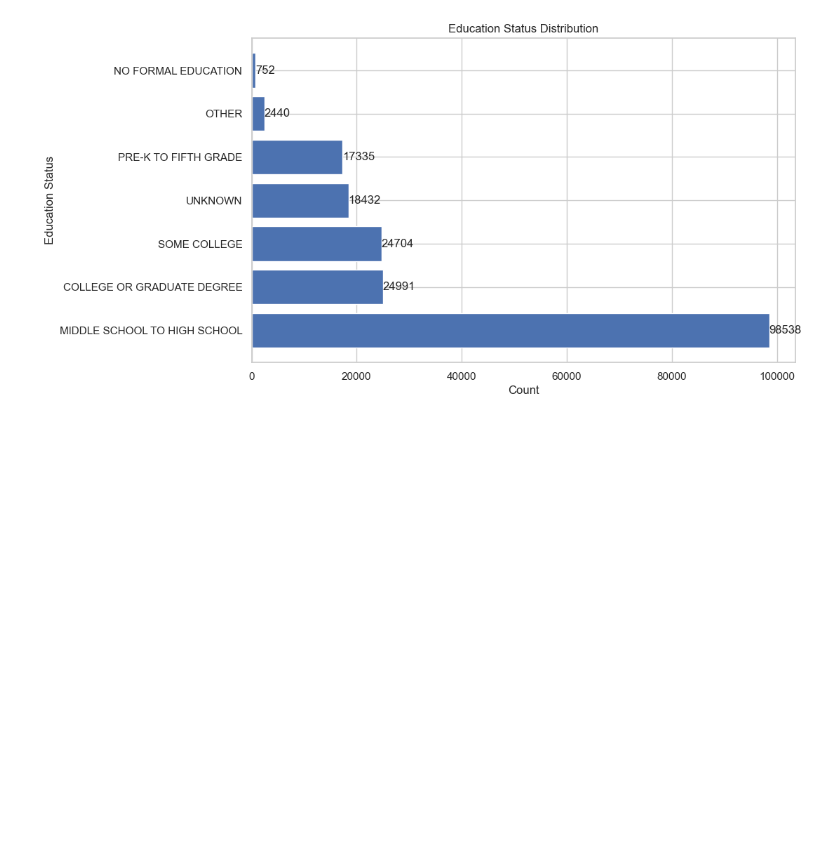
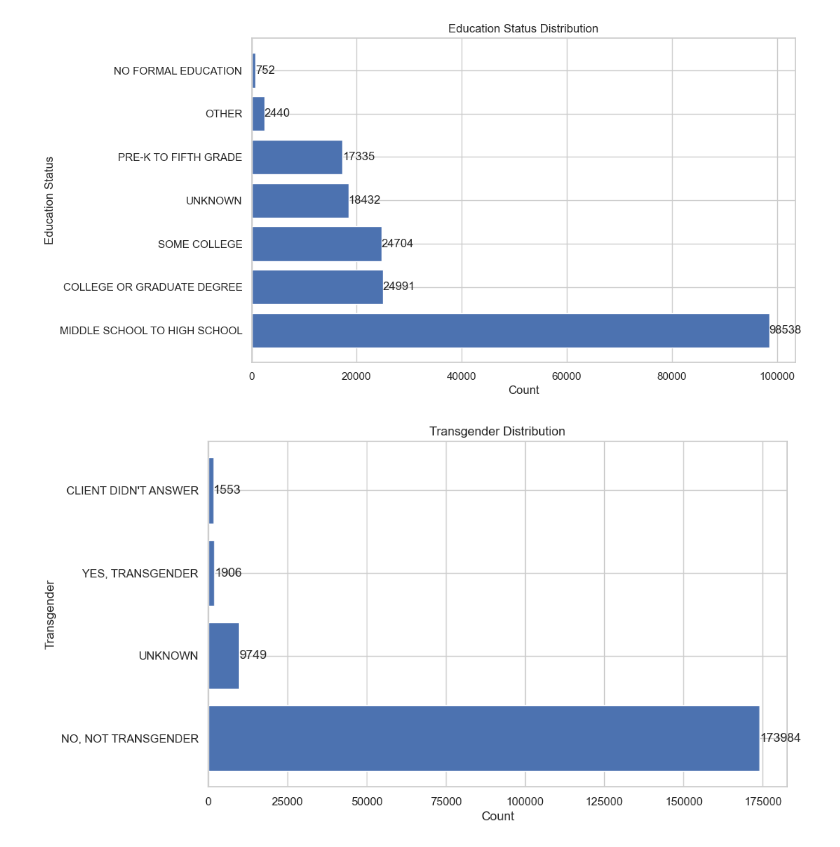
Before and after one commit to TheaClarisseDelosSantos/Sample, a Jupyter notebook: PatientDemographics.ipynb, the cells around one changed output. Cells and saved outputs as stored; diff of their text form; code cells hidden in the pictures; blank space fills up the shorter version.

```diff
--- a/PatientDemographics.ipynb
+++ b/PatientDemographics.ipynb
@@ -189,13 +189,3 @@ Degrees of freedom: 4
 Expected frequencies: [[1.17099621e+05 8.02573873e+03 2.30796399e+04]
  [3.07783047e+04 2.10947422e+03 6.06622107e+03]
  [2.60739348e+01 1.78704752e+00 5.13901769e+00]]
-# %%
-melted_df = pd.melt(df2,id_vars=['Age Group'],value_vars=['Medicaid and Medicare Insurance', 'Unknown Insurance Coverage', 'No Insurance', 'Medicaid Insurance', 'Private Insurance', 'Child Health Plus Insurance', 'Other Insurance'], var_name='Insurance Type')
-
-sns.set(style="whitegrid")
-plt.figure(figsize=(10,6))
-sns.countplot(data=melted_df, x='Age Group', hue='Insurance Type', palette='Set2')
-plt.xlabel('Age Group')
-plt.title('Distribution of Insurance by Age Group')
-plt.legend(title='Insurance')
-plt.show()
@@ -381,15 +369,30 @@ display(corr_matrix)
 # %%
 educations_counts = df2['Education Status'].value_counts()
 plt.figure(figsize=(10, 6))
-plt.barh(region_counts.index, region_counts.values)
+plt.barh(educations_counts.index, educations_counts.values)
 plt.xlabel('Count')
 plt.ylabel('Education Status')
 plt.title('Education Status Distribution')
 plt.xticks(rotation=0)
 
-for i, v in enumerate(region_counts.values):
+for i, v in enumerate(educations_counts.values):
     plt.text(v, i, str(v), ha='left', va='center')
 
 plt.show()
 # %% [output]
 [figure]
+# %%
+transgender_counts = df2['Transgender'].value_counts()
+plt.figure(figsize=(10, 6))
+plt.barh(transgender_counts.index, transgender_counts.values)
+plt.xlabel('Count')
+plt.ylabel('Transgender')
+plt.title('Transgender Distribution')
+plt.xticks(rotation=0)
+
+for i, v in enumerate(transgender_counts.values):
+    plt.text(v, i, str(v), ha='left', va='center')
+
+plt.show()
+# %% [output]
+[figure, added]
```
Also changed, not shown: parts of 6 cells of this notebook.
